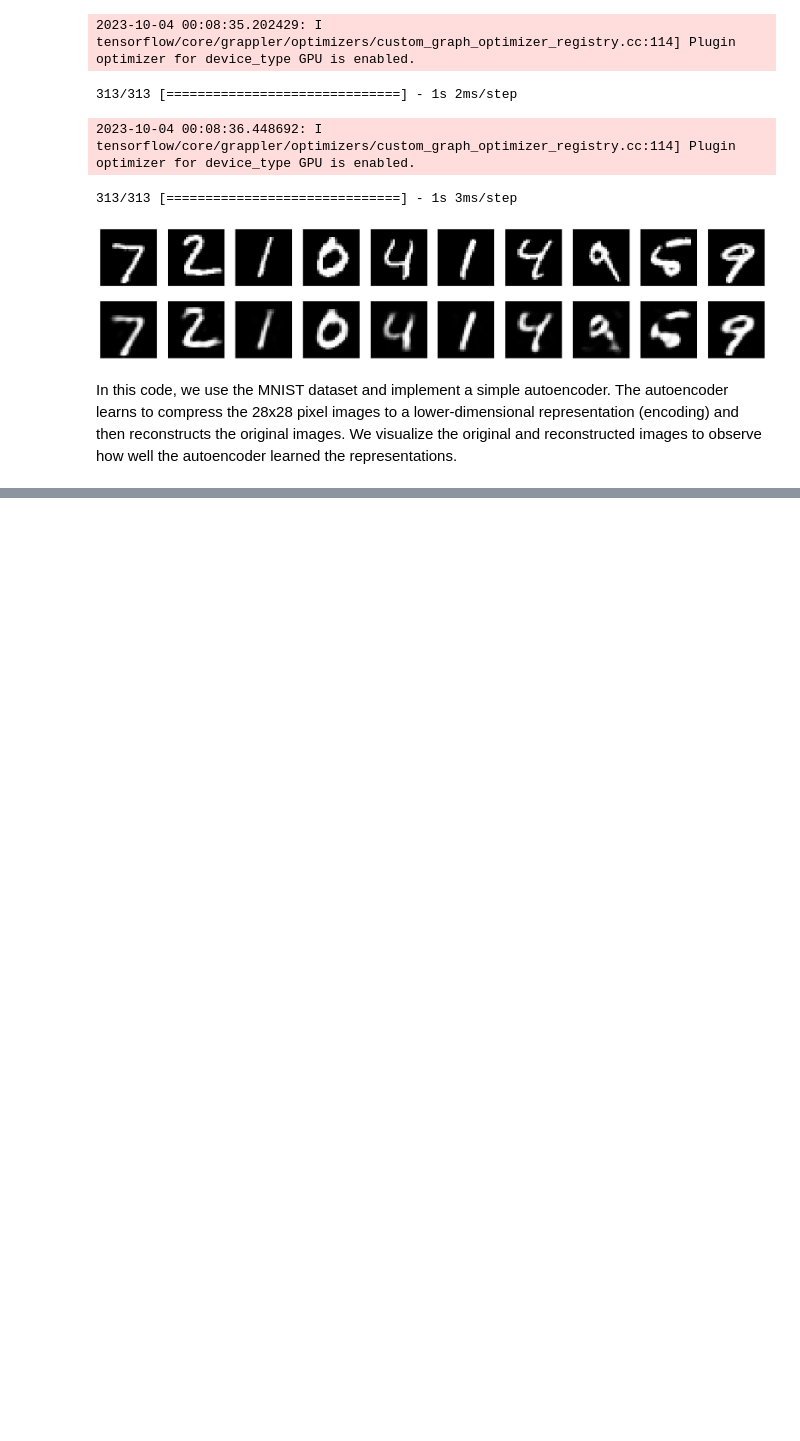
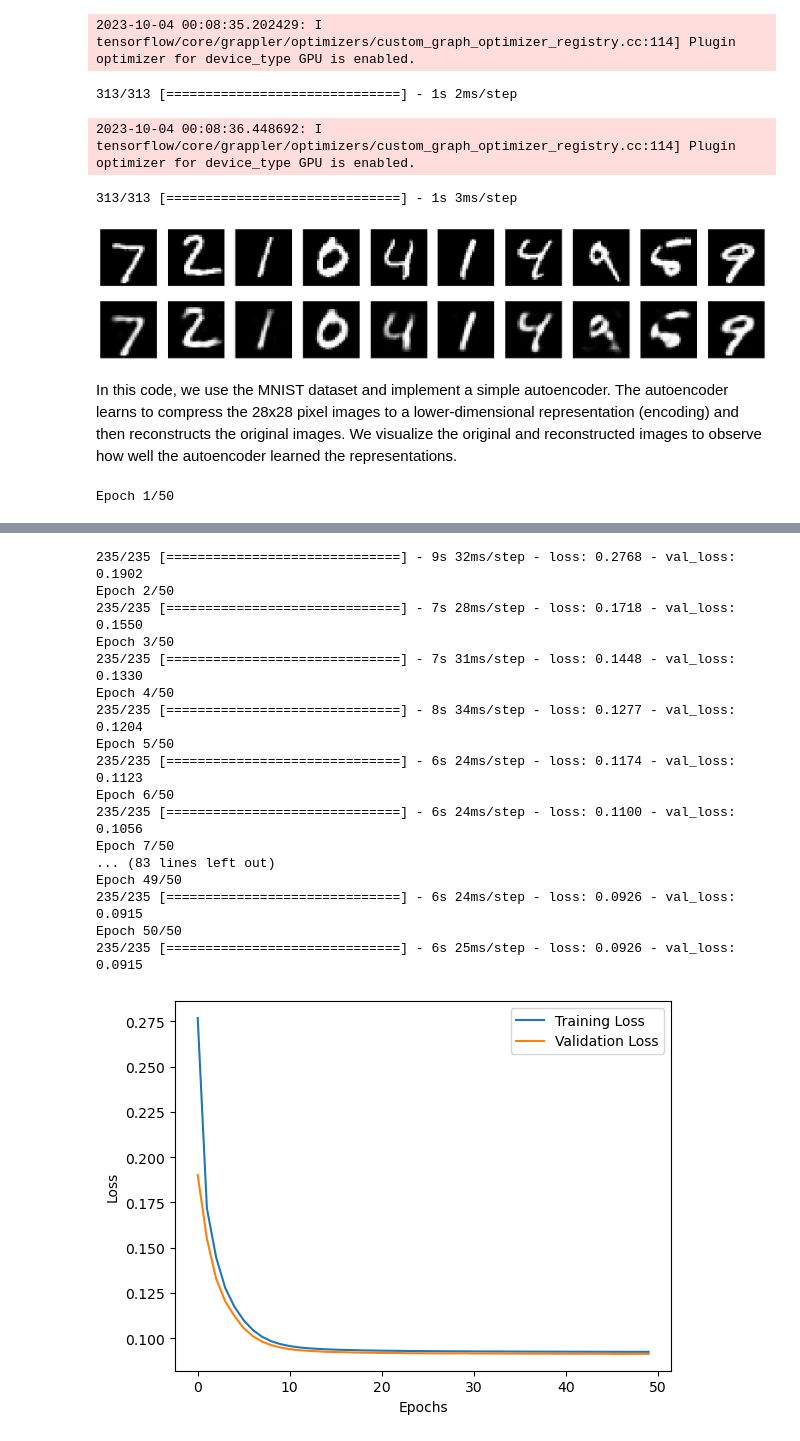
Before and after one commit to d-t-n/intro-deep-learning-visual-computing, a Jupyter notebook: 6.-project.ipynb, the cells around one changed output, grey strips where cells are left out. Saved outputs shown, nothing was run; the diff lists cells and outputs as text; code cells hidden in the pictures; blank space fills up the shorter version.

```diff
--- a/6.-project.ipynb
+++ b/6.-project.ipynb
@@ -102,3 +102,50 @@ Epoch 50/50
 [figure]
 # %% [markdown]
 In this code, we use the MNIST dataset and implement a simple autoencoder. The autoencoder learns to compress the 28x28 pixel images to a lower-dimensional representation (encoding) and then reconstructs the original images. We visualize the original and reconstructed images to observe how well the autoencoder learned the representations.
+# %%
+# With history and analysis
+import numpy as np
+import matplotlib.pyplot as plt
+from tensorflow.keras.datasets import mnist
+from tensorflow.keras.models import Model
+from tensorflow.keras.layers import Input, Dense
+
+# Load the MNIST dataset
+(x_train, _), (x_test, _) = mnist.load_data()
+
+# Normalize and flatten the data
+x_train = x_train.astype('float32') / 255.
+x_test = x_test.astype('float32') / 255.
+x_train = x_train.reshape((len(x_train), np.prod(x_train.shape[1:])))
+x_test = x_test.reshape((len(x_test), np.prod(x_test.shape[1:])))
+
+# Define the autoencoder architecture
+input_size = 784  # 28x28 pixels flattened
+encoding_dim = 32  # Dimensionality of the encoded representation
+
+input_img = Input(shape=(input_size,))
+encoded = Dense(encoding_dim, activation='relu')(input_img)
+decoded = Dense(input_size, activation='sigmoid')(encoded)
+
+# Create the autoencoder model
+autoencoder = Model(input_img, decoded)
+
+# Compile the autoencoder
+autoencoder.compile(optimizer='adam', loss='binary_crossentropy')
+
+# Train the autoencoder
+history = autoencoder.fit(x_train, x_train,
+                          epochs=50,
+                          batch_size=256,
+                          shuffle=True,
+                          validation_data=(x_test, x_test))
+
+# Plot training loss and validation loss
+plt.plot(history.history['loss'], label='Training Loss')
+plt.plot(history.history['val_loss'], label='Validation Loss')
+plt.xlabel('Epochs')
+plt.ylabel('Loss')
+plt.legend()
+plt.show()
+# %% [output]
+Epoch 1/50
@@ -104,0 +154,18 @@ In this code, we use the MNIST dataset and implement a simple autoencoder. The a
+235/235 [==============================] - 9s 32ms/step - loss: 0.2768 - val_loss: 0.1902
+Epoch 2/50
+235/235 [==============================] - 7s 28ms/step - loss: 0.1718 - val_loss: 0.1550
+Epoch 3/50
+235/235 [==============================] - 7s 31ms/step - loss: 0.1448 - val_loss: 0.1330
+Epoch 4/50
+235/235 [==============================] - 8s 34ms/step - loss: 0.1277 - val_loss: 0.1204
+Epoch 5/50
+235/235 [==============================] - 6s 24ms/step - loss: 0.1174 - val_loss: 0.1123
+Epoch 6/50
+235/235 [==============================] - 6s 24ms/step - loss: 0.1100 - val_loss: 0.1056
+Epoch 7/50
+... (83 lines left out)
+Epoch 49/50
+235/235 [==============================] - 6s 24ms/step - loss: 0.0926 - val_loss: 0.0915
+Epoch 50/50
+235/235 [==============================] - 6s 25ms/step - loss: 0.0926 - val_loss: 0.0915
+[figure, added]
```
Also changed, not shown: parts of 1 cell of this notebook.
